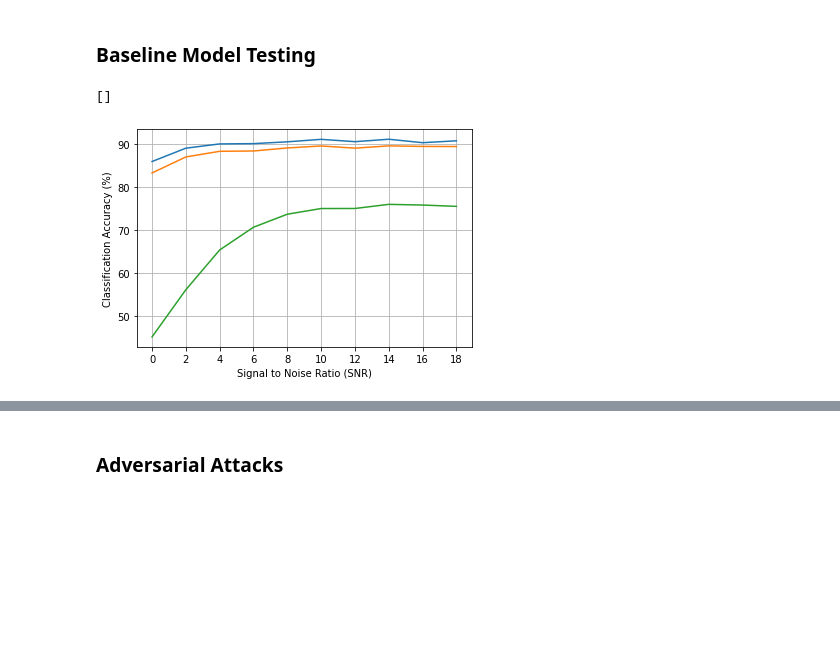
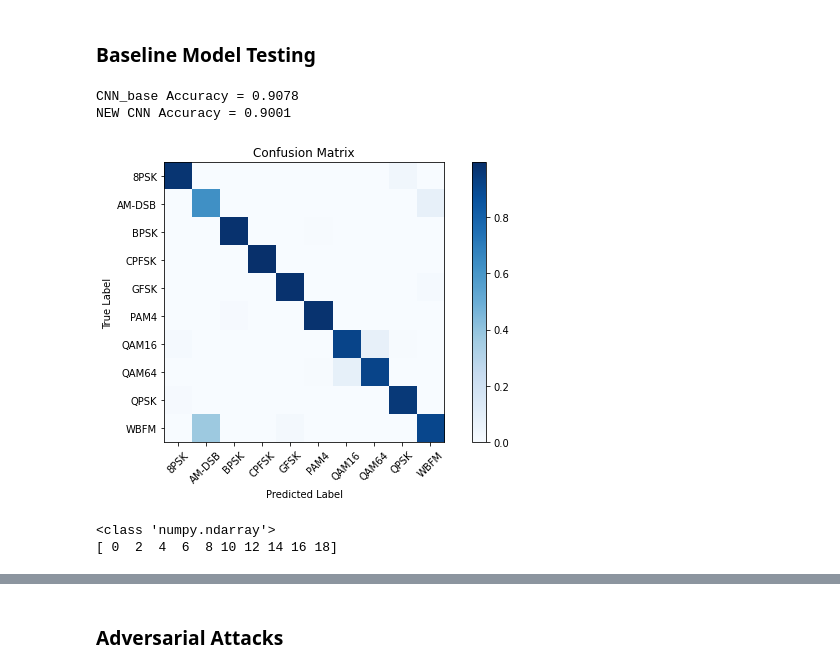
Before and after one commit to baina23/Robust-AMC, a Jupyter notebook: CNN_main.ipynb, the cells around one changed output, grey strips where cells are left out. Cells and saved outputs as stored; diff of their text form; code cells hidden in the pictures; blank space fills up the shorter version.

```diff
--- a/CNN_main.ipynb
+++ b/CNN_main.ipynb
@@ -170,10 +514,14 @@ cnn_net8 = cnn_net8.to(device)
 cnn_acc1, cnn_loss1, y_preds1 = evaluate_model(cnn_net1, TestLoader, device)
 y_test_np = y_test.cpu().numpy()
 print("CNN_base Accuracy = %.4f" % cnn_acc1)
-# print(type(y_preds))
-# print(type(y_test_np))
-# print(y_preds.shape)
-# print(y_test_np.shape)
+
+cnn_acc_new, cnn_loss_new, y_preds_new = evaluate_model(cnn_netNEW, TestLoader, device)
+print("NEW CNN Accuracy = %.4f" % cnn_acc_new)
+# %% [output]
+CNN_base Accuracy = 0.9078
+NEW CNN Accuracy = 0.9001
 # %%
 plot_confusion_matrix(y_tests = y_test.cpu().numpy(),
-                      y_preds = y_preds, mods = mods)
+                      y_preds = y_preds1, mods = mods)
+# %% [output]
+[figure, added]
@@ -180,12 +558,14 @@ plot_confusion_matrix(y_tests = y_test.cpu().numpy(),
 # %%
 x_train2, x_test2 = x_train0[:,:,:,::2], x_test0[:,:,:,::2]
+x_train4, x_test4 = x_train0[:,:,:,::4], x_test0[:,:,:,::4]
 x_train8, x_test8 = x_train0[:,:,:,::8], x_test0[:,:,:,::8]
 acc_dict1 = plot_snr_accuracy(cnn_net1, x_test0, labels, test_labels, test_idx, snrs, mods, device)
-plt.plot(label = 'No Samples')
 acc_dict2 = plot_snr_accuracy(cnn_net2, x_test2, labels, test_labels, test_idx, snrs, mods, device)
-plt.plot(label = '1/2 Samples')
+acc_dict4 = plot_snr_accuracy(cnn_net4, x_test4, labels, test_labels, test_idx, snrs, mods, device)
 acc_dict8 = plot_snr_accuracy(cnn_net8, x_test8, labels, test_labels, test_idx, snrs, mods, device)
-plt.plot(label = '1/8 Samples')
-# %% [output]
-[]
-[figure, removed]
+# %%
+print(type(snrs))
+print(snrs)
+# %% [output]
+<class 'numpy.ndarray'>
+[ 0  2  4  6  8 10 12 14 16 18]
```
Also changed, not shown: parts of 44 cells of this notebook.
